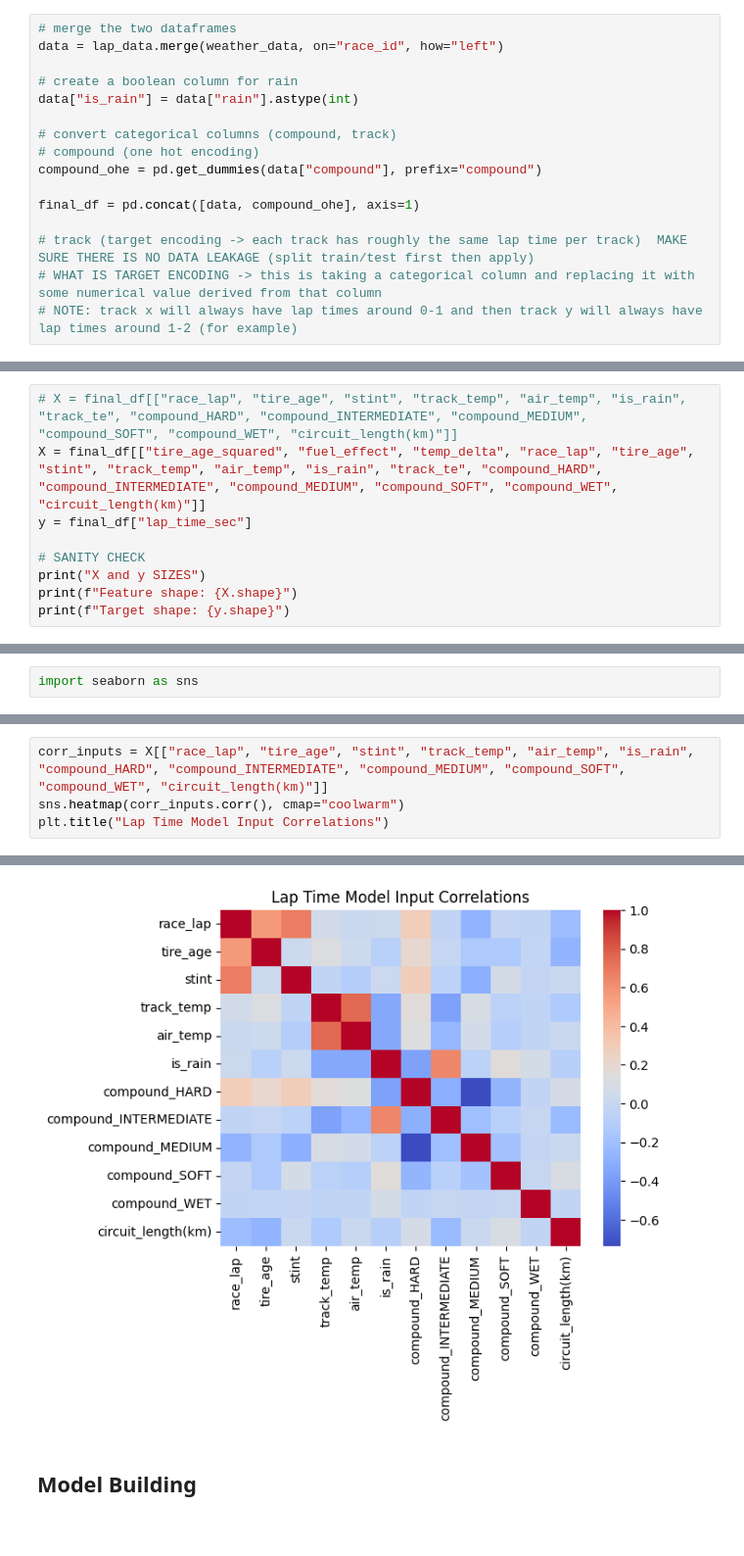
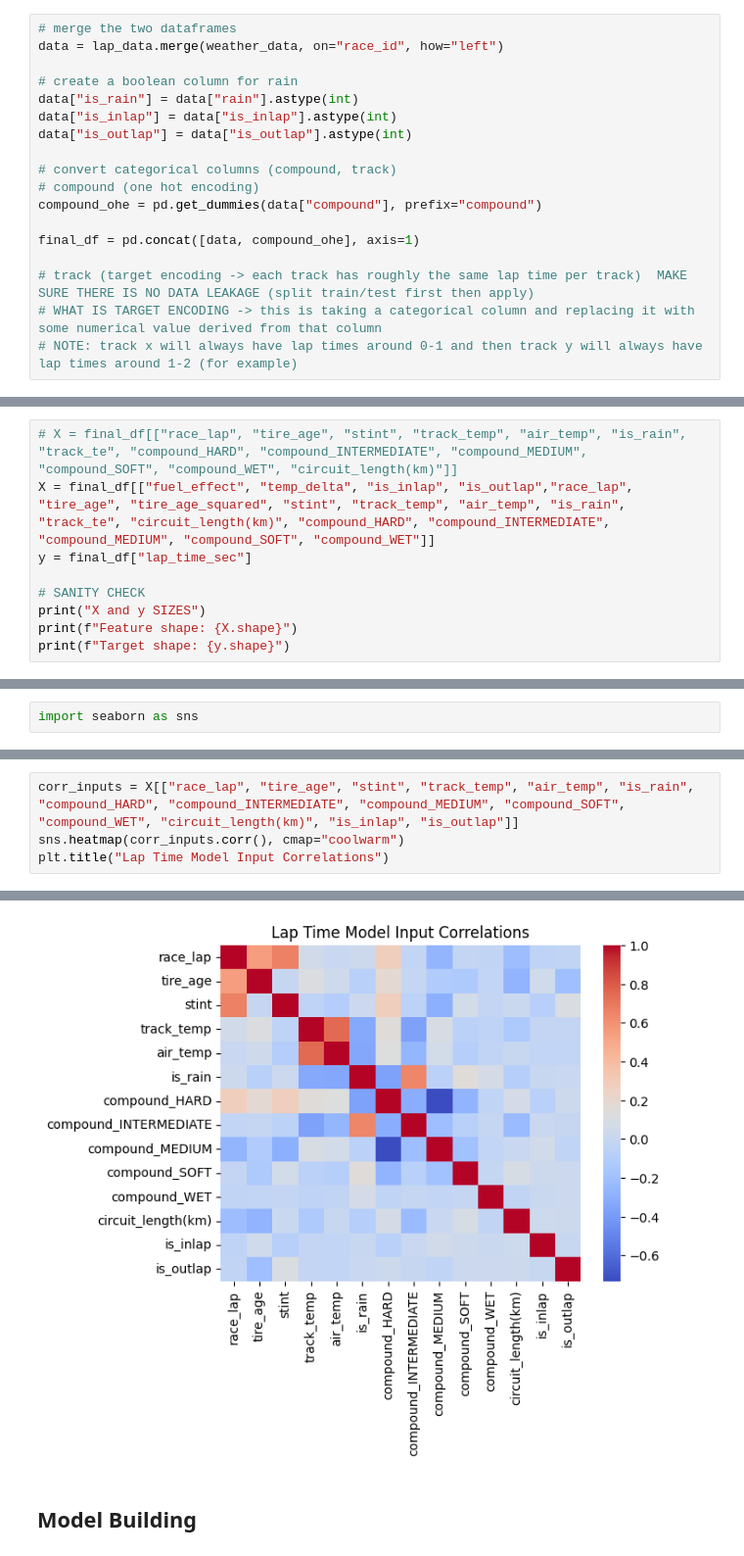
Before and after one commit to briannaghinds/racr, a Jupyter notebook: models/lap_time_predictor.ipynb, the cells around one changed output, grey strips where cells are left out. Shown at 98% size. Cells and saved outputs as stored; diff of their text form.

```diff
--- a/models/lap_time_predictor.ipynb
+++ b/models/lap_time_predictor.ipynb
@@ -18,6 +27,8 @@ data = lap_data.merge(weather_data, on="race_id", how="left")
 
 # create a boolean column for rain
 data["is_rain"] = data["rain"].astype(int)
+data["is_inlap"] = data["is_inlap"].astype(int)
+data["is_outlap"] = data["is_outlap"].astype(int)
 
 # convert categorical columns (compound, track)
 # compound (one hot encoding)
@@ -95,7 +106,7 @@ final_df["fuel_effect"] = final_df["race_lap"] / final_df["race_lap"].max()  # F
 final_df["temp_delta"] = final_df["track_temp"] - final_df["air_temp"]  # Grip conditions
 # %%
 # X = final_df[["race_lap", "tire_age", "stint", "track_temp", "air_temp", "is_rain", "track_te", "compound_HARD", "compound_INTERMEDIATE", "compound_MEDIUM", "compound_SOFT", "compound_WET", "circuit_length(km)"]]
-X = final_df[["tire_age_squared", "fuel_effect", "temp_delta", "race_lap", "tire_age", "stint", "track_temp", "air_temp", "is_rain", "track_te", "compound_HARD", "compound_INTERMEDIATE", "compound_MEDIUM", "compound_SOFT", "compound_WET", "circuit_length(km)"]]
+X = final_df[["fuel_effect", "temp_delta", "is_inlap", "is_outlap","race_lap", "tire_age", "tire_age_squared", "stint", "track_temp", "air_temp", "is_rain", "track_te", "circuit_length(km)", "compound_HARD", "compound_INTERMEDIATE", "compound_MEDIUM", "compound_SOFT", "compound_WET"]]
 y = final_df["lap_time_sec"]
 
 # SANITY CHECK
@@ -139,10 +168,10 @@ Text(0.5, 1.0, 'Tire Age vs Lap Time')
 # %%
-corr_inputs = X[["race_lap", "tire_age", "stint", "track_temp", "air_temp", "is_rain", "compound_HARD", "compound_INTERMEDIATE", "compound_MEDIUM", "compound_SOFT", "compound_WET", "circuit_length(km)"]]
+corr_inputs = X[["race_lap", "tire_age", "stint", "track_temp", "air_temp", "is_rain", "compound_HARD", "compound_INTERMEDIATE", "compound_MEDIUM", "compound_SOFT", "compound_WET", "circuit_length(km)", "is_inlap", "is_outlap"]]
 sns.heatmap(corr_inputs.corr(), cmap="coolwarm")
 plt.title("Lap Time Model Input Correlations")
 # %% [output]
 Text(0.5, 1.0, 'Lap Time Model Input Correlations')
-[figure, old version]
+[figure, new version]
 # %% [markdown]
 ## Model Building
 # %% [markdown]
```
Also changed, not shown: parts of 11 cells of this notebook, 5 other files.
